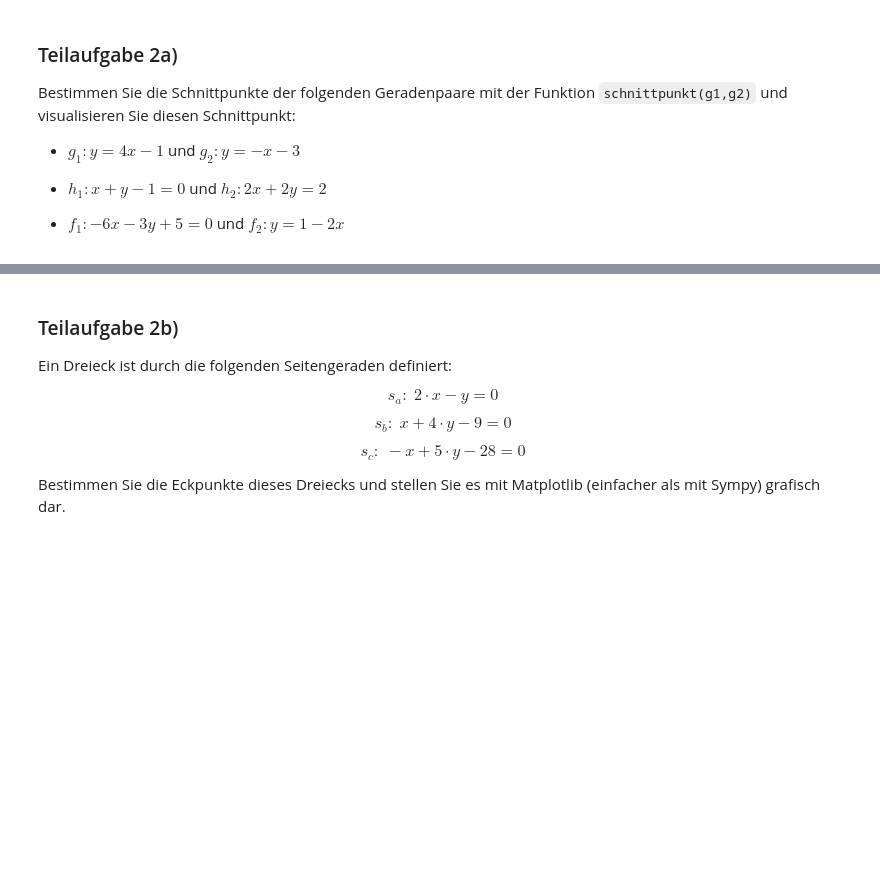
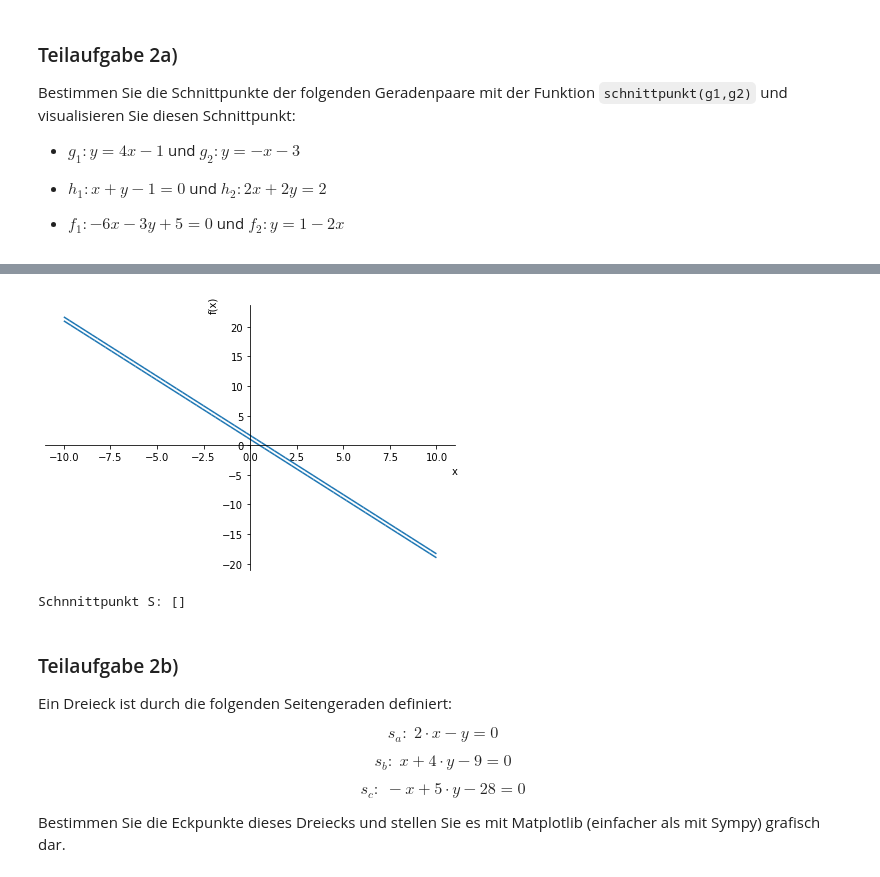
Before and after one commit to fhnw-mgilgen/lag, a Jupyter notebook: Programmieruebung_LAG_FS21_Bruni_Lantsch_Gilgen.ipynb, the cells around one changed output, grey strips where cells are left out. Drawn from its saved outputs; the diff is of its cells as text; code cells hidden in the pictures; blank space fills up the shorter version.

```diff
--- a/Programmieruebung_LAG_FS21_Bruni_Lantsch_Gilgen.ipynb
+++ b/Programmieruebung_LAG_FS21_Bruni_Lantsch_Gilgen.ipynb
@@ -245,3 +258,23 @@ Schnnittpunkt S: {x: -2/5, y: -13/5}
+# %%
+# IHR CODE
+# Variablen definieren:
+x = sp.Symbol('x')
+y = sp.Symbol('y')
+
+# Geraden:
+f1 = -6*x - 3*y + 5
+f2 = -2*x - y + 1
+f1_solve = sp.solve(f1, y)  # nach y auflösen
+f2_solve = sp.solve(f2, y)  # nach y auflösen
+
+# Schnittpunkt grafisch visualisieren:
+
+S = schnittpunkt(f1, f2)
+sp.plot(f1_solve[0], f2_solve[0])
+print('Schnnittpunkt S:', S)
+# %% [output]
+[figure, added]
+Schnnittpunkt S: []
 # %% [markdown]
 ### Teilaufgabe 2b)
 
```
Also changed, not shown: parts of 6 cells of this notebook.
